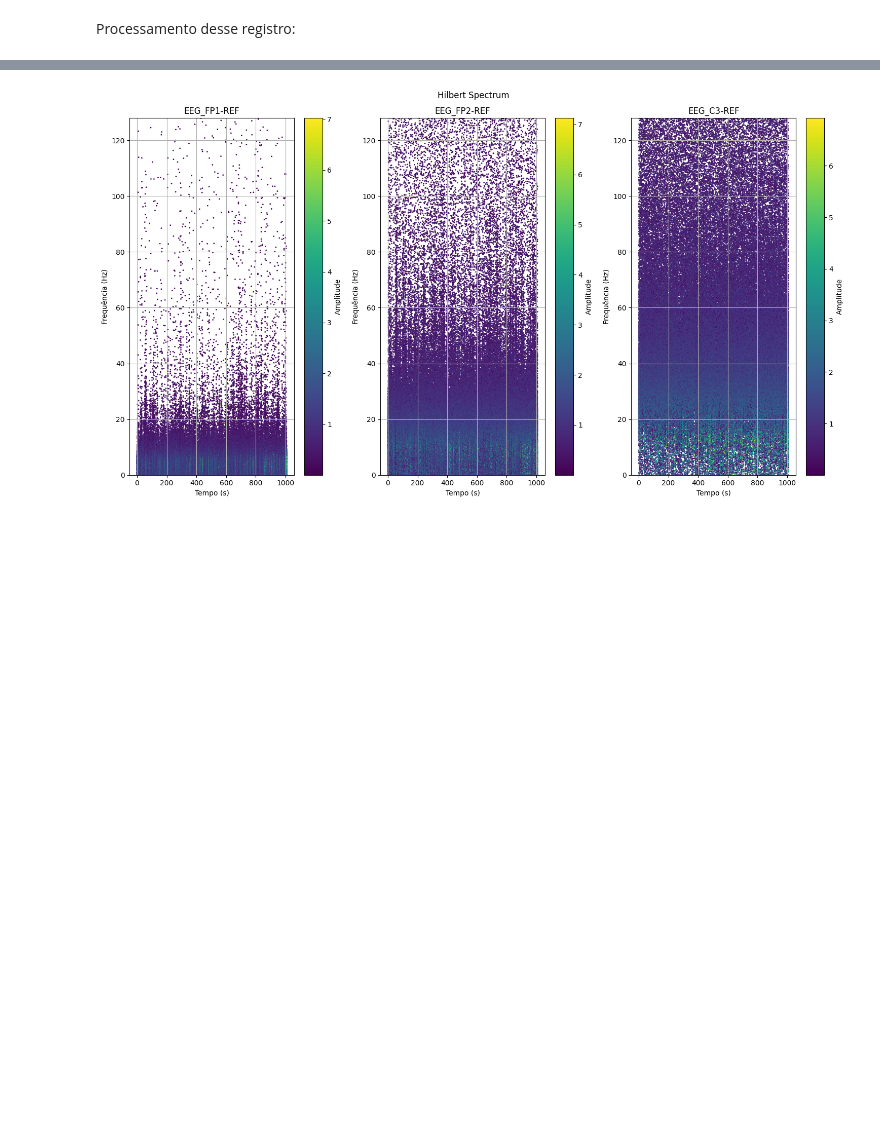
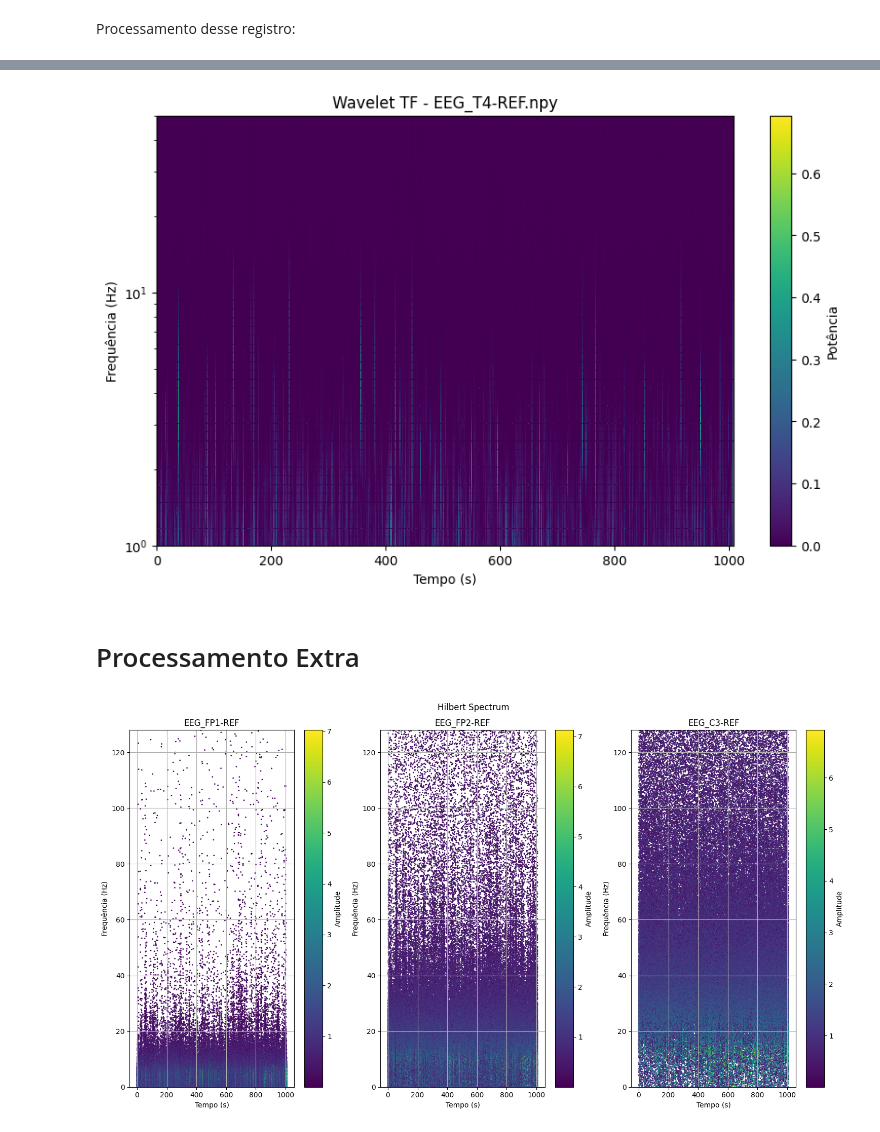
Before and after one commit to labneoc/generativediffusion, a Jupyter notebook: preprocessing.ipynb, the cells around one changed output, grey strips where cells are left out. Cells and saved outputs as stored; diff of their text form; code cells hidden in the pictures; blank space fills up the shorter version.

```diff
--- a/preprocessing.ipynb
+++ b/preprocessing.ipynb
@@ -257,3 +355,83 @@ plt.show()
+# %%
+def compute_wavelet_tf(signal, fs, frequencies, wavelet='cmor', normalize=False, log_scale=False, subsample_factor=1):
+    """
+    Aplica Transformada Wavelet Contínua (CWT) ao sinal EEG.
+
+    Parâmetros:
+    - signal: array 1D, dados do EEG para um único canal.
+    - fs: frequência de amostragem.
+    - frequencies: vetor de frequências a serem analisadas.
+    - wavelet: tipo de wavelet (padrão: 'cmor').
+    - normalize: se True, normaliza a potência para [0,1].
+    - log_scale: se True, aplica escala logarítmica para reduzir impacto de picos extremos.
+    - subsample_factor: fator para reduzir a resolução temporal (default: 1, sem redução).
+
+    Retorna:
+    - power: matriz (frequência x tempo) com coeficientes de potência ajustados.
+    """
+    scales = fs / (2 * frequencies)  # Converter frequências para escalas
+    coef, _ = pywt.cwt(signal, scales, wavelet, 1/fs)
+    power = np.abs(coef) ** 2  # Potência da wavelet
+
+    # Aplicar normalização
+    if normalize:
+        power = power / np.max(power)
+
+    # Aplicar transformação logarítmica para reduzir amplitude
+    if log_scale:
+        power = np.log1p(power)  # log(1 + x) evita log(0)
+
+    # Redução de resolução temporal por subamostragem
+    if subsample_factor > 1:
+        power = power[:, ::subsample_factor]  # Reduz amostragem no eixo do tempo
+
+    return power
+
+def plot_wavelet_tf(time, freq, power, title="Transformada Tempo-Frequência (Wavelet)"):
+    """
+    Plota o mapa tempo-frequência usando wavelet.
+
+    Parâmetros:
+    - time: vetor de tempo ajustado.
+    - freq: vetor de frequências.
+    - power: matriz TF (frequência x tempo).
+    - title: título do gráfico.
+    """
+    plt.figure(figsize=(10, 6))
+    plt.pcolormesh(time, freq, power, shading='gouraud', cmap='viridis')
+    plt.colorbar(label="Potência")
+    plt.xlabel("Tempo (s)")
+    plt.ylabel("Frequência (Hz)")
+    plt.yscale('log')  # Escala logarítmica para melhor visualização
+    plt.title(title)
+    plt.show()
+
+# Exemplo de uso com dados EEG processados
+fs = 256  # Frequência de amostragem
+processed_files = [f for f in os.listdir(output_dir) if f.endswith('.npy')]
+
+# Carregar dados processados
+channel_index = 0  # Escolher um canal para visualizar
+channel_data = np.load(os.path.join(output_dir, processed_files[channel_index]))
+
+# Criar vetor de tempo com mesmo tamanho da matriz TF processada
+frequencies = np.logspace(np.log10(1), np.log10(50), num=50)
+power_tf = compute_wavelet_tf(
+    channel_data, fs, frequencies,
+    normalize=True,
+    log_scale=True,
+    subsample_factor=1  # Reduzir resolução temporal
+)
+
+# Criar vetor de tempo corrigido
+time_subsampled = np.linspace(0, len(channel_data) / fs, power_tf.shape[1])
+
+# Plotar TF com Wavelet
+plot_wavelet_tf(time_subsampled, frequencies, power_tf, title=f"Wavelet TF - {processed_files[channel_index]}")
+# %% [output]
+[figure, added]
+# %% [markdown]
+# Processamento Extra
 # %%
 # Parâmetros do EEG
 sfreq = 256.0  # Frequência de amostragem (ajustar conforme o registro)
```
Also changed, not shown: parts of 7 cells of this notebook, 24 other files.
